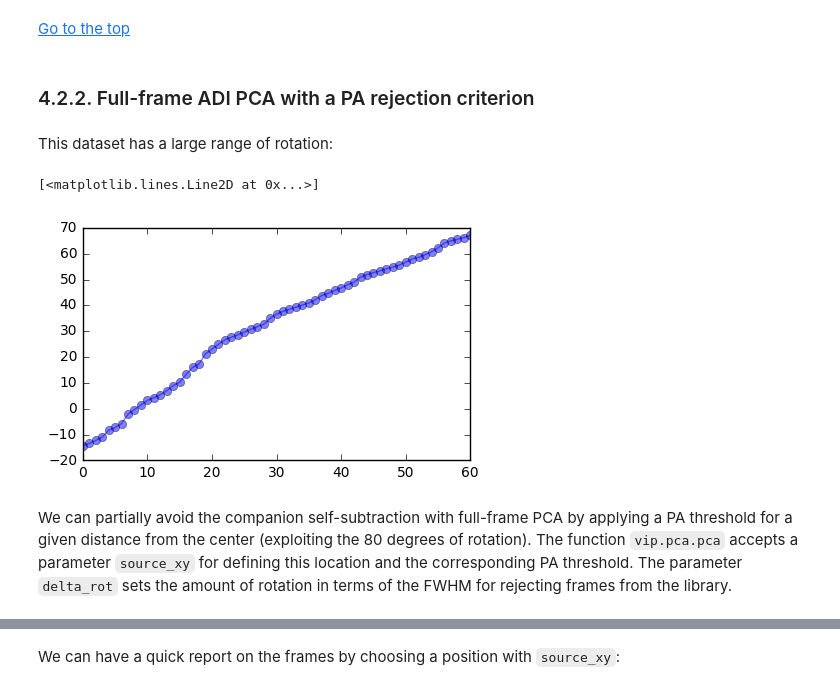
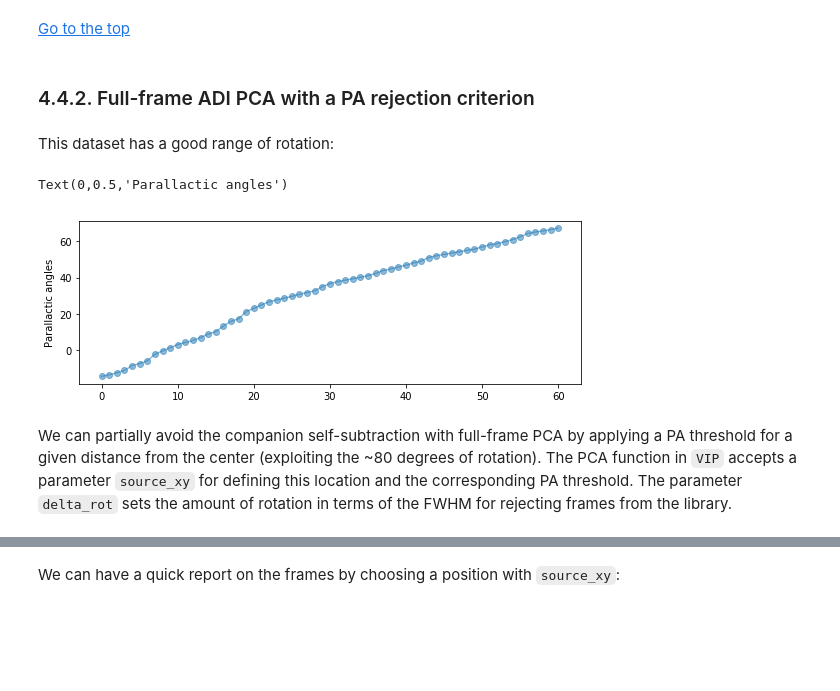
Before and after one commit to carlos-gg/VIP_extras, a Jupyter notebook: Tutorial1_VIP_adi_pre-postproc_fluxpos_ccs.ipynb, the cells around one changed output, grey strips where cells are left out. Cells and saved outputs as stored; diff of their text form; code cells hidden in the pictures; blank space fills up the shorter version.

```diff
--- a/Tutorial1_VIP_adi_pre-postproc_fluxpos_ccs.ipynb
+++ b/Tutorial1_VIP_adi_pre-postproc_fluxpos_ccs.ipynb
@@ -376,15 +457,16 @@ With 17 PCs we've increased the S/N but reduced also the flux from the companion
 # %% [markdown]
 [Go to the top](#Table-of-contents)
 # %% [markdown]
-### 4.2.2. Full-frame ADI PCA with a PA rejection criterion
+### 4.4.2. Full-frame ADI PCA with a PA rejection criterion
 # %% [markdown]
-This dataset has a large range of rotation:
+This dataset has a good range of rotation:
 # %%
-figure(figsize=(5,3))
+figure(figsize=(9,3))
 plot(angs, 'o-', alpha=0.5)
+ylabel('Parallactic angles')
 # %% [output]
-[<matplotlib.lines.Line2D at 0x...>]
+Text(0,0.5,'Parallactic angles')
-[figure, old version]
+[figure, new version]
 # %% [markdown]
-We can partially avoid the companion self-subtraction with full-frame PCA by applying a PA threshold for a given distance from the center (exploiting the 80 degrees of rotation). The function `vip.pca.pca` accepts a parameter `source_xy` for defining this location and the corresponding PA threshold. The parameter `delta_rot` sets the amount of rotation in terms of the FWHM for rejecting frames from the library.
+We can partially avoid the companion self-subtraction with full-frame PCA by applying a PA threshold for a given distance from the center (exploiting the ~80 degrees of rotation). The PCA function in ``VIP`` accepts a parameter `source_xy` for defining this location and the corresponding PA threshold. The parameter `delta_rot` sets the amount of rotation in terms of the FWHM for rejecting frames from the library.
 # %%
```
Also changed, not shown: parts of 150 cells of this notebook, 1 other file.
